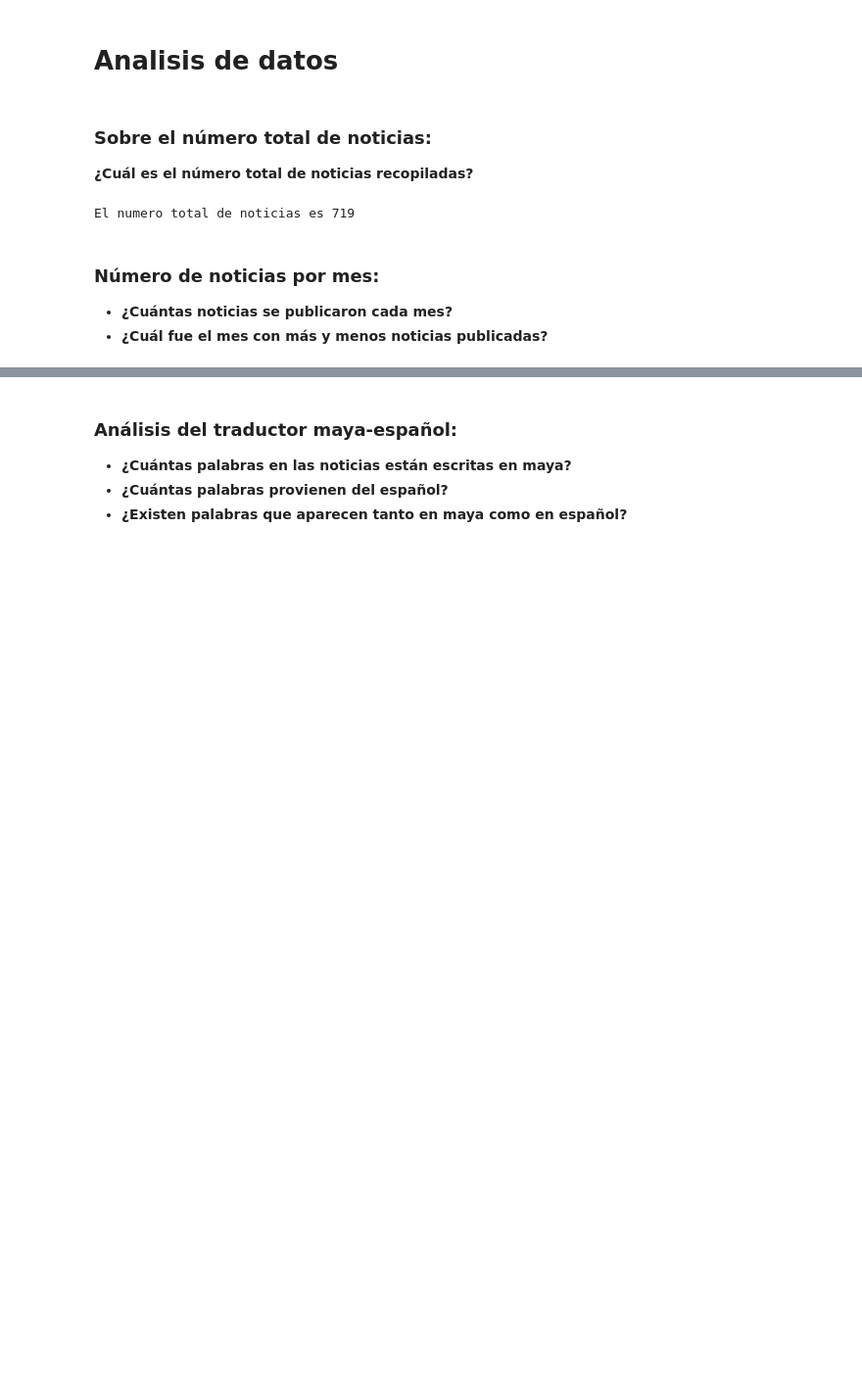
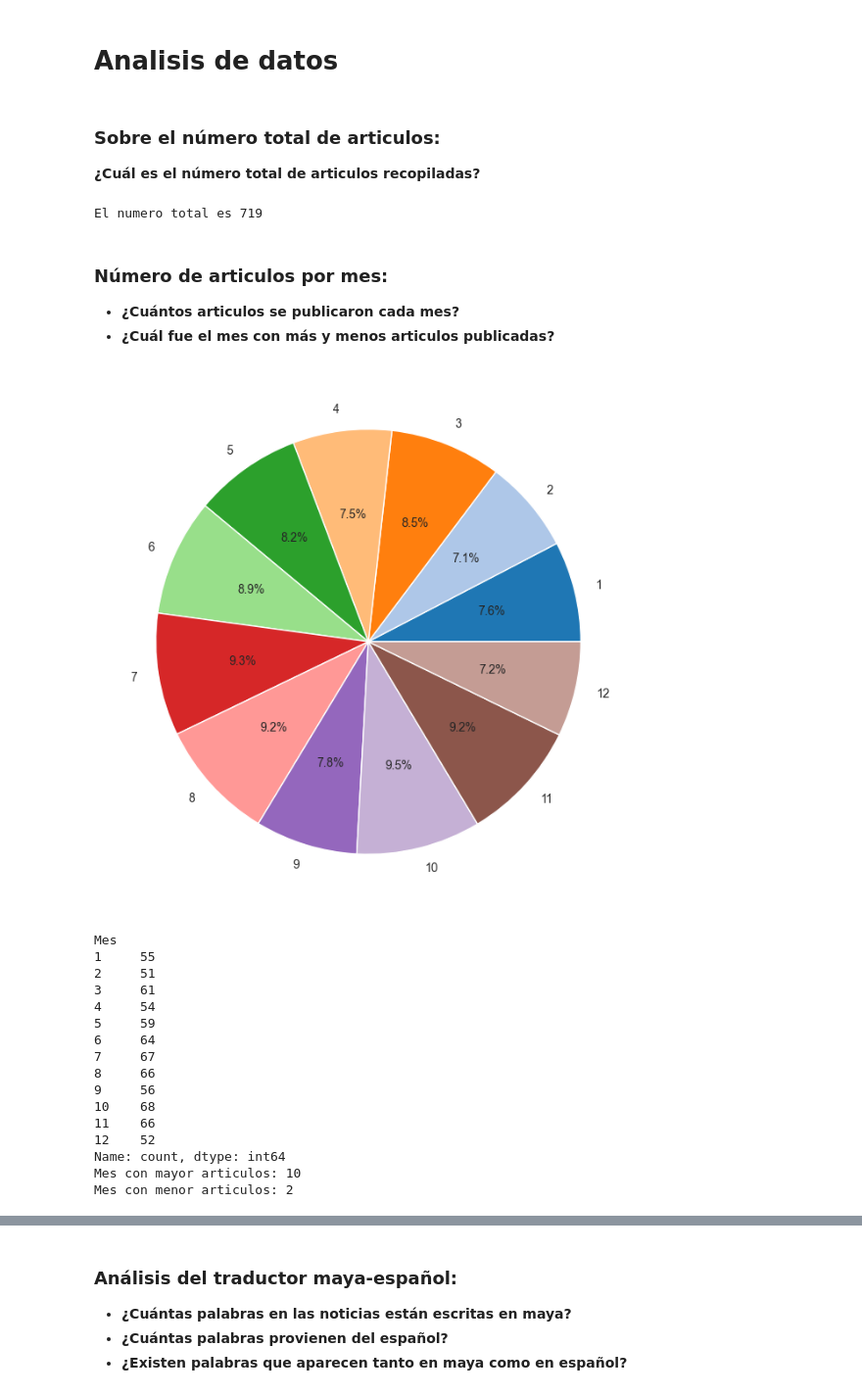
Before and after one commit to Maricharmen/WebScraping_JornadaMaya, a Jupyter notebook: analisis.ipynb, the cells around one changed output, grey strips where cells are left out. Shown at 98% size. Drawn from its saved outputs; the diff is of its cells as text; code cells hidden in the pictures; blank space fills up the shorter version.

Commit message:
Añadido analisis de articulos por mes, longitud de contenido en palabras, palabras comunes y ubicacion de los articulos

```diff
--- a/analisis.ipynb
+++ b/analisis.ipynb
@@ -5,15 +6,49 @@ import pandas as pd
 
 data = pd.read_csv("datos_analisis.csv")
 # %% [markdown]
-### Sobre el número total de noticias:
-**¿Cuál es el número total de noticias recopiladas?**
+### Sobre el número total de articulos:
+**¿Cuál es el número total de articulos recopiladas?**
 # %%
 num_filas = data.shape[0]
-print(f"El numero total de noticias es {num_filas}")
+print(f"El numero total es {num_filas}")
 # %% [output]
-El numero total de noticias es 719
+El numero total es 719
 # %% [markdown]
-### Número de noticias por mes:
-- **¿Cuántas noticias se publicaron cada mes?**
-- **¿Cuál fue el mes con más y menos noticias publicadas?**
+### Número de articulos por mes:
+- **¿Cuántos articulos se publicaron cada mes?**
+- **¿Cuál fue el mes con más y menos articulos publicadas?**
+# %%
+df_month = pd.DataFrame(data)
+
+df_month["Fecha"] = pd.to_datetime(df_month["Fecha"], format = "%d/%m/%Y")
+df_month["Mes"] = df_month["Fecha"].dt.month
+
+count_month = df_month["Mes"].value_counts().sort_index()
+max_article = count_month.idxmax()
+min_article = count_month.idxmin()
+
+plt.figure(figsize=(8,8))
+plt.pie(count_month, labels=count_month.index, autopct='%1.1f%%', colors=plt.cm.tab20.colors)
+plt.show()
+
+print(count_month)
+print(f"Mes con mayor articulos: {max_article} \nMes con menor articulos: {min_article}")
+# %% [output]
+[figure, added]
+Mes
+1     55
+2     51
+3     61
+4     54
+5     59
+6     64
+7     67
+8     66
+9     56
+10    68
+11    66
+12    52
+Name: count, dtype: int64
+Mes con mayor articulos: 10
+Mes con menor articulos: 2
 # %% [markdown]
```
Also changed, not shown: parts of 8 cells of this notebook.
